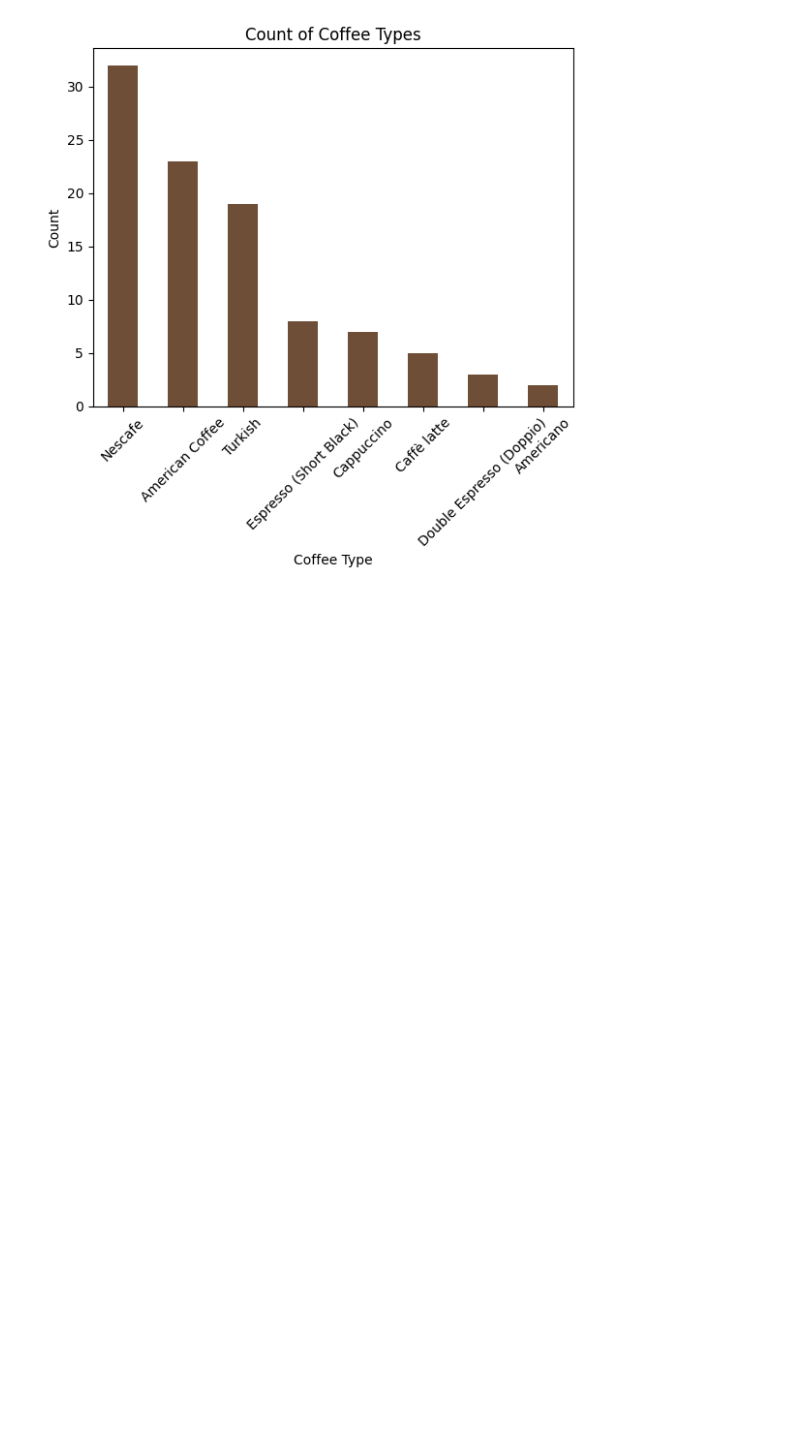
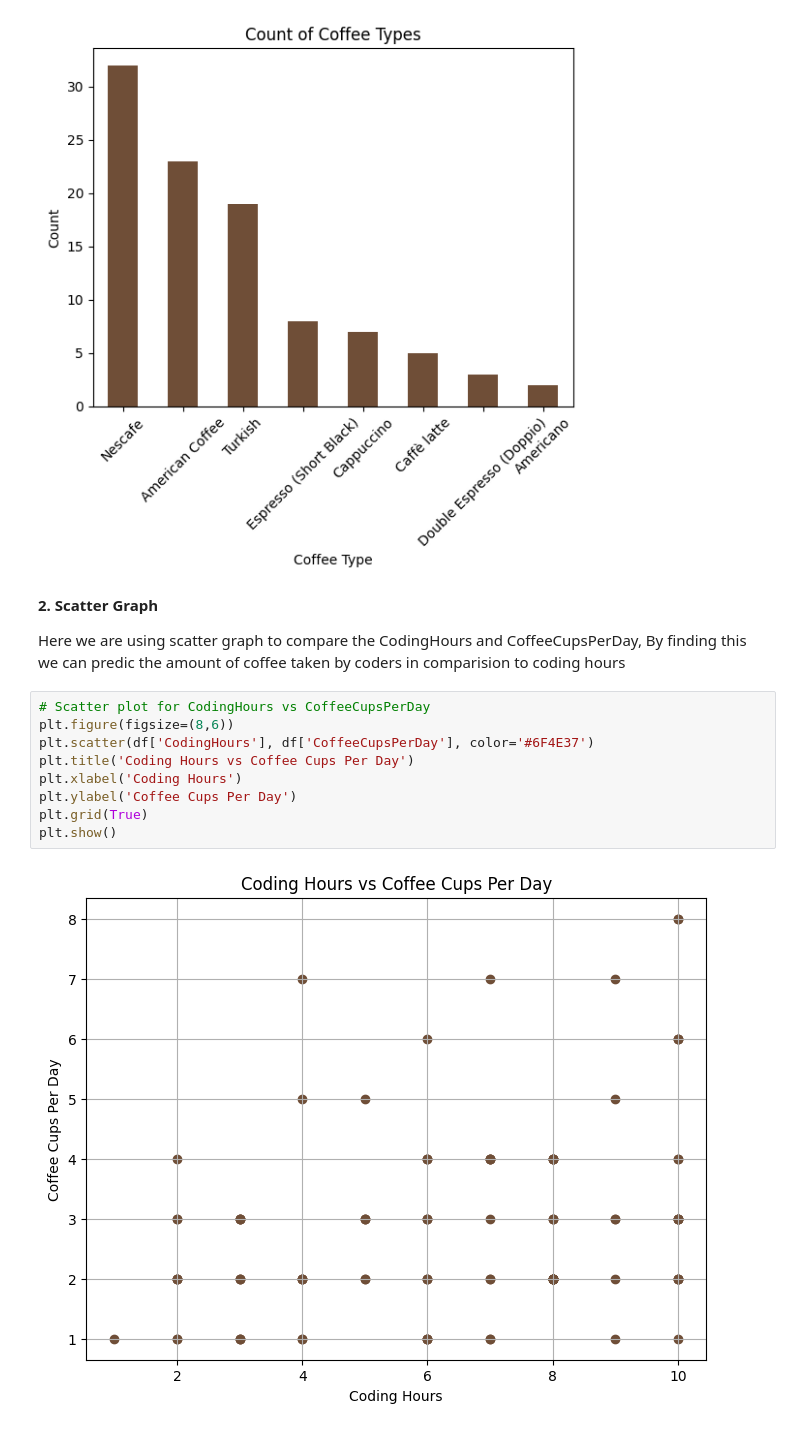
Before and after one commit to SriVarshan733/Applied-Data-Science1, a Jupyter notebook: Applied_Data_Science1.ipynb, the cells around one changed output. Drawn from its saved outputs; the diff is of its cells as text; blank space fills up the shorter version.

```diff
--- a/Applied_Data_Science1.ipynb
+++ b/Applied_Data_Science1.ipynb
@@ -41,3 +41,18 @@ def plot_coffee_type_counts():
 plot_coffee_type_counts()
 # %% [output]
 [figure]
+# %% [markdown]
+**2. Scatter Graph**
+
+Here we are using scatter graph to compare the CodingHours and CoffeeCupsPerDay, By finding this we can predic the amount of coffee taken by coders in comparision to coding hours
+# %%
+# Scatter plot for CodingHours vs CoffeeCupsPerDay
+plt.figure(figsize=(8,6))
+plt.scatter(df['CodingHours'], df['CoffeeCupsPerDay'], color='#6F4E37')
+plt.title('Coding Hours vs Coffee Cups Per Day')
+plt.xlabel('Coding Hours')
+plt.ylabel('Coffee Cups Per Day')
+plt.grid(True)
+plt.show()
+# %% [output]
+[figure, added]
```
